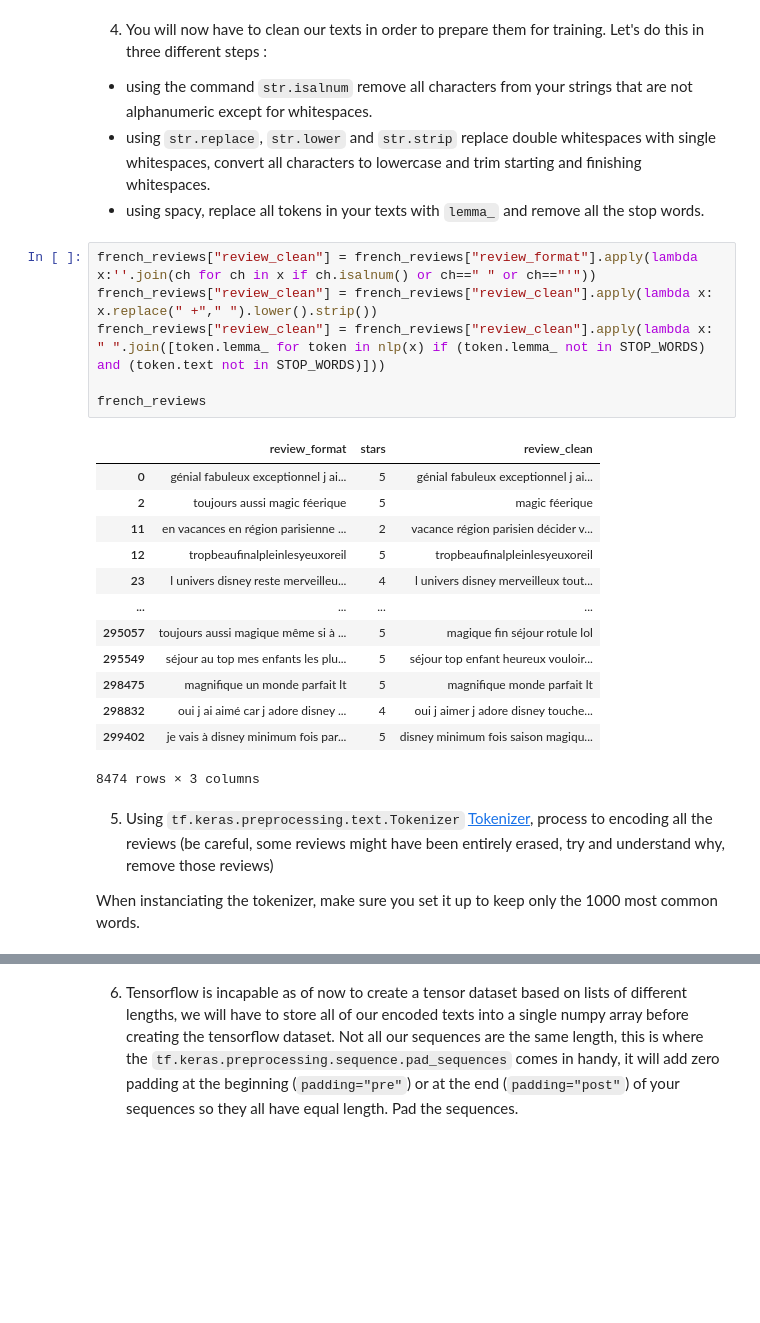
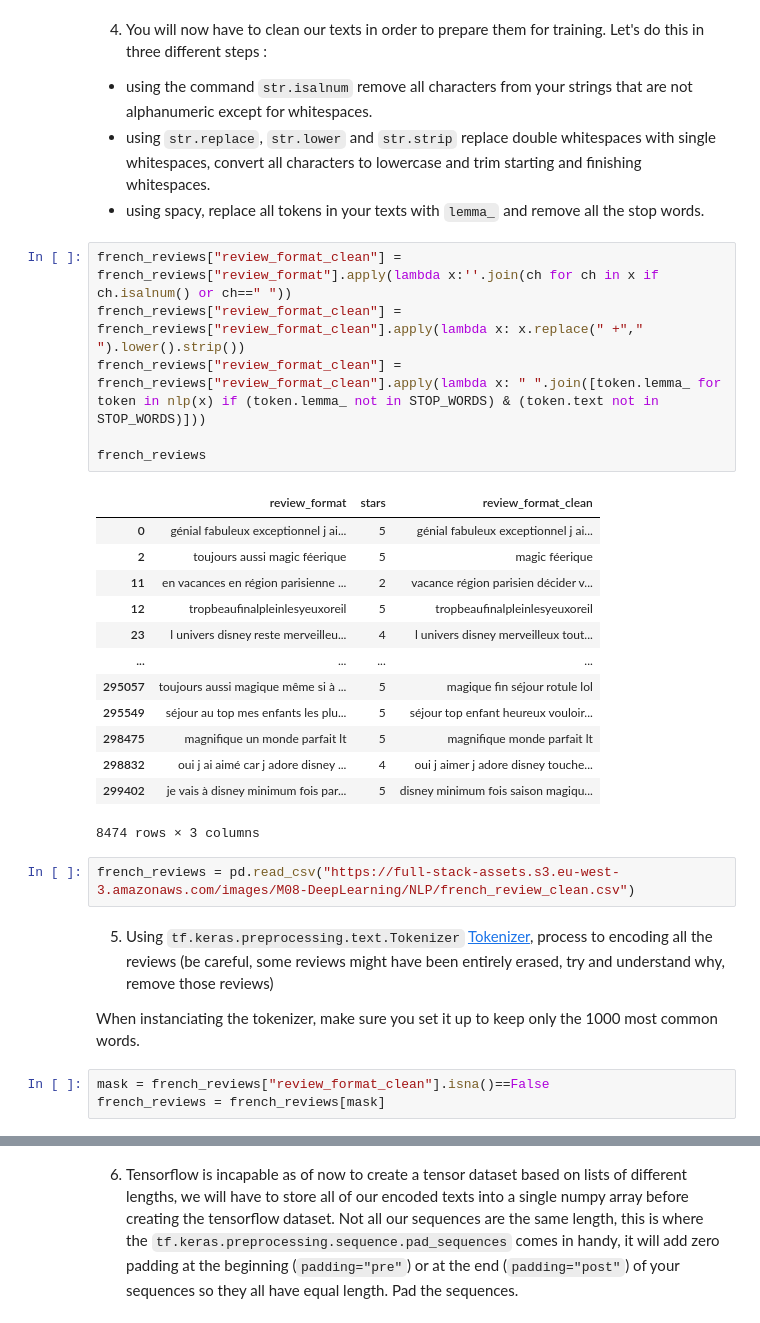
Before and after one commit to BerengerQueune/Jedha_Bootcamp, a Jupyter notebook: M07-Deep_Learning/D08-Text_Classification/ex-01-Sentiment_analysis_with_RNN.ipynb, the cells around one changed output, grey strips where cells are left out. Drawn from its saved outputs; the diff is of its cells as text; blank space fills up the shorter version.

```diff
--- a/M07-Deep_Learning/D08-Text_Classification/ex-01-Sentiment_analysis_with_RNN.ipynb
+++ b/M07-Deep_Learning/D08-Text_Classification/ex-01-Sentiment_analysis_with_RNN.ipynb
@@ -93,13 +99,13 @@ Let's do this in three different steps :
  * using `str.replace`, `str.lower` and `str.strip` replace double whitespaces with single whitespaces, convert all characters to lowercase and trim starting and finishing whitespaces.
  * using spacy, replace all tokens in your texts with `lemma_` and remove all the stop words.
 # %%
-french_reviews["review_clean"] = french_reviews["review_format"].apply(lambda x:''.join(ch for ch in x if ch.isalnum() or ch==" " or ch=="'"))
-french_reviews["review_clean"] = french_reviews["review_clean"].apply(lambda x: x.replace(" +"," ").lower().strip())
-french_reviews["review_clean"] = french_reviews["review_clean"].apply(lambda x: " ".join([token.lemma_ for token in nlp(x) if (token.lemma_ not in STOP_WORDS) and (token.text not in STOP_WORDS)]))
+french_reviews["review_format_clean"] = french_reviews["review_format"].apply(lambda x:''.join(ch for ch in x if ch.isalnum() or ch==" "))
+french_reviews["review_format_clean"] = french_reviews["review_format_clean"].apply(lambda x: x.replace(" +"," ").lower().strip())
+french_reviews["review_format_clean"] = french_reviews["review_format_clean"].apply(lambda x: " ".join([token.lemma_ for token in nlp(x) if (token.lemma_ not in STOP_WORDS) & (token.text not in STOP_WORDS)]))
 
 french_reviews
 # %% [output]
-|  | review_format | stars | review_clean |
+|  | review_format | stars | review_format_clean |
 | 0 | génial fabuleux exceptionnel j ai... | 5 | génial fabuleux exceptionnel j ai... |
 | 2 | toujours aussi magic féerique | 5 | magic féerique |
 | 11 | en vacances en région parisienne ... | 2 | vacance région parisien décider v... |
@@ -112,7 +118,12 @@ french_reviews
 | 298832 | oui j ai aimé car j adore disney ... | 4 | oui j aimer j adore disney touche... |
 | 299402 | je vais à disney minimum fois par... | 5 | disney minimum fois saison magiqu... |
 8474 rows × 3 columns
+# %%
+french_reviews = pd.read_csv("https://full-stack-assets.s3.eu-west-3.amazonaws.com/images/M08-DeepLearning/NLP/french_review_clean.csv")
 # %% [markdown]
 5. Using `tf.keras.preprocessing.text.Tokenizer` [Tokenizer](https://www.tensorflow.org/api_docs/python/tf/keras/preprocessing/text/Tokenizer), process to encoding all the reviews (be careful, some reviews might have been entirely erased, try and understand why, remove those reviews)
 
 When instanciating the tokenizer, make sure you set it up to keep only the 1000 most common words.
+# %%
+mask = french_reviews["review_format_clean"].isna()==False
+french_reviews = french_reviews[mask]
```
Also changed, not shown: parts of 51 cells of this notebook.
